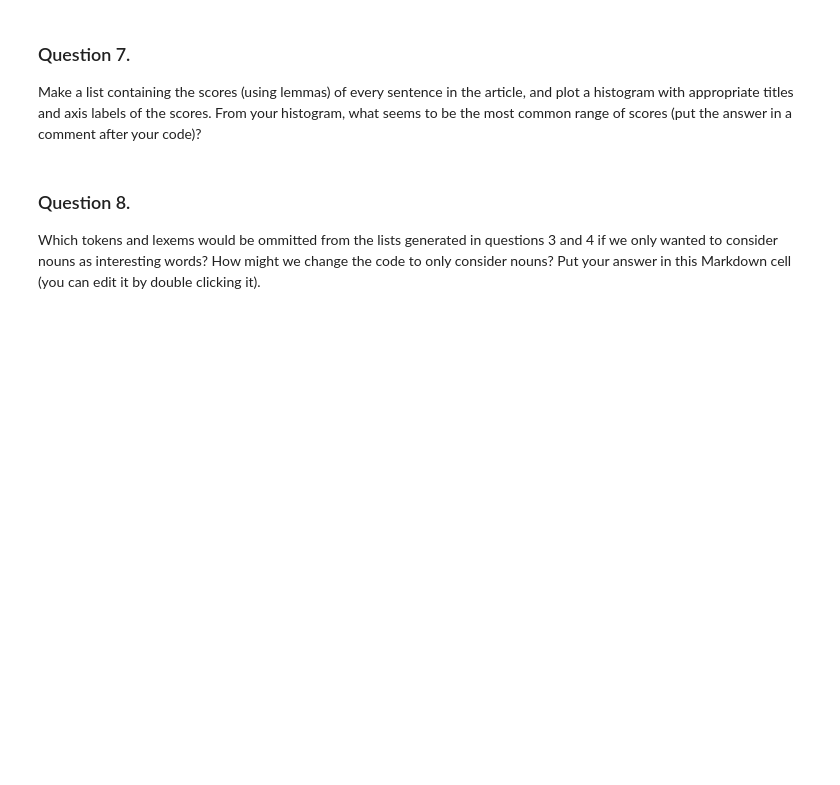
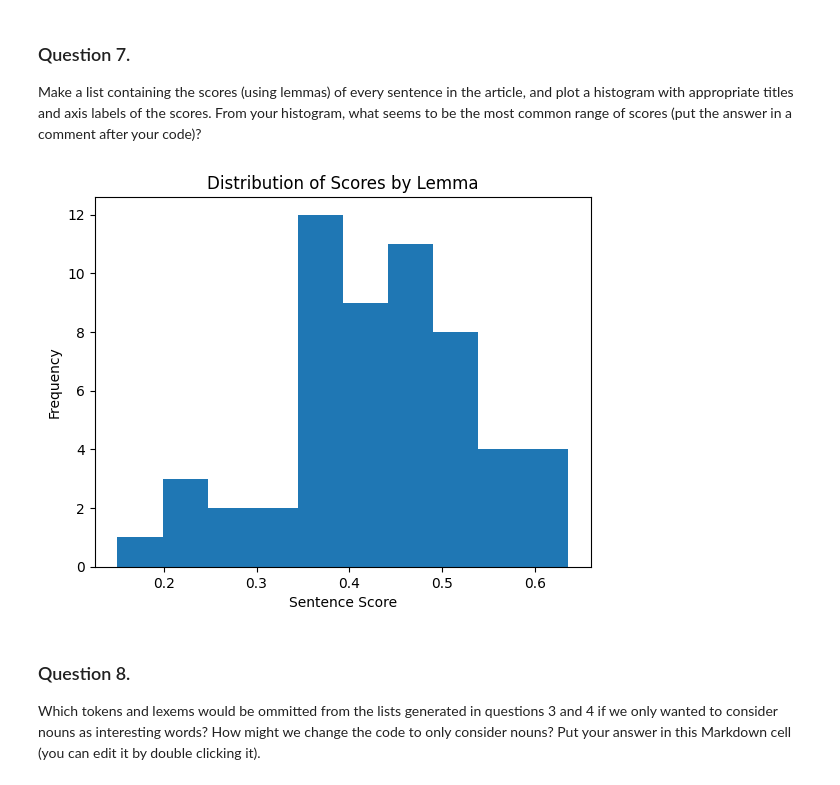
Before and after one commit to bethharvey/wmnlp-06-web-scraping, a Jupyter notebook: web-scraping.ipynb, the cells around one changed output. Drawn from its saved outputs; the diff is of its cells as text; code cells hidden in the pictures; blank space fills up the shorter version.

```diff
--- a/web-scraping.ipynb
+++ b/web-scraping.ipynb
@@ -203,6 +205,22 @@ plt.show()
 # %% [markdown]
 ### Question 7.
 Make a list containing the scores (using lemmas) of every sentence in the article, and plot a histogram with appropriate titles and axis labels of the scores.  From your histogram, what seems to be the most common range of scores (put the answer in a comment after your code)?
+# %%
+# Get list of scores by lemma
+lemma_scores = []
+for sentence in list(doc.sents):
+    score = score_sentence_by_lemma(sentence, good_lemmas)
+    lemma_scores.append(score)
+
+plt.hist(lemma_scores)
+plt.title('Distribution of Scores by Lemma')
+plt.xlabel('Sentence Score')
+plt.ylabel('Frequency')
+plt.show()
+
+# The most common range of scores is between 0.35 and 0.40.
+# %% [output]
+[figure, added]
 # %% [markdown]
 ### Question 8.
 Which tokens and lexems would be ommitted from the lists generated in questions 3 and 4 if we only wanted to consider nouns as interesting words?  How might we change the code to only consider nouns? Put your answer in this Markdown cell (you can edit it by double clicking it).
```
Also changed, not shown: parts of 1 cell of this notebook.
